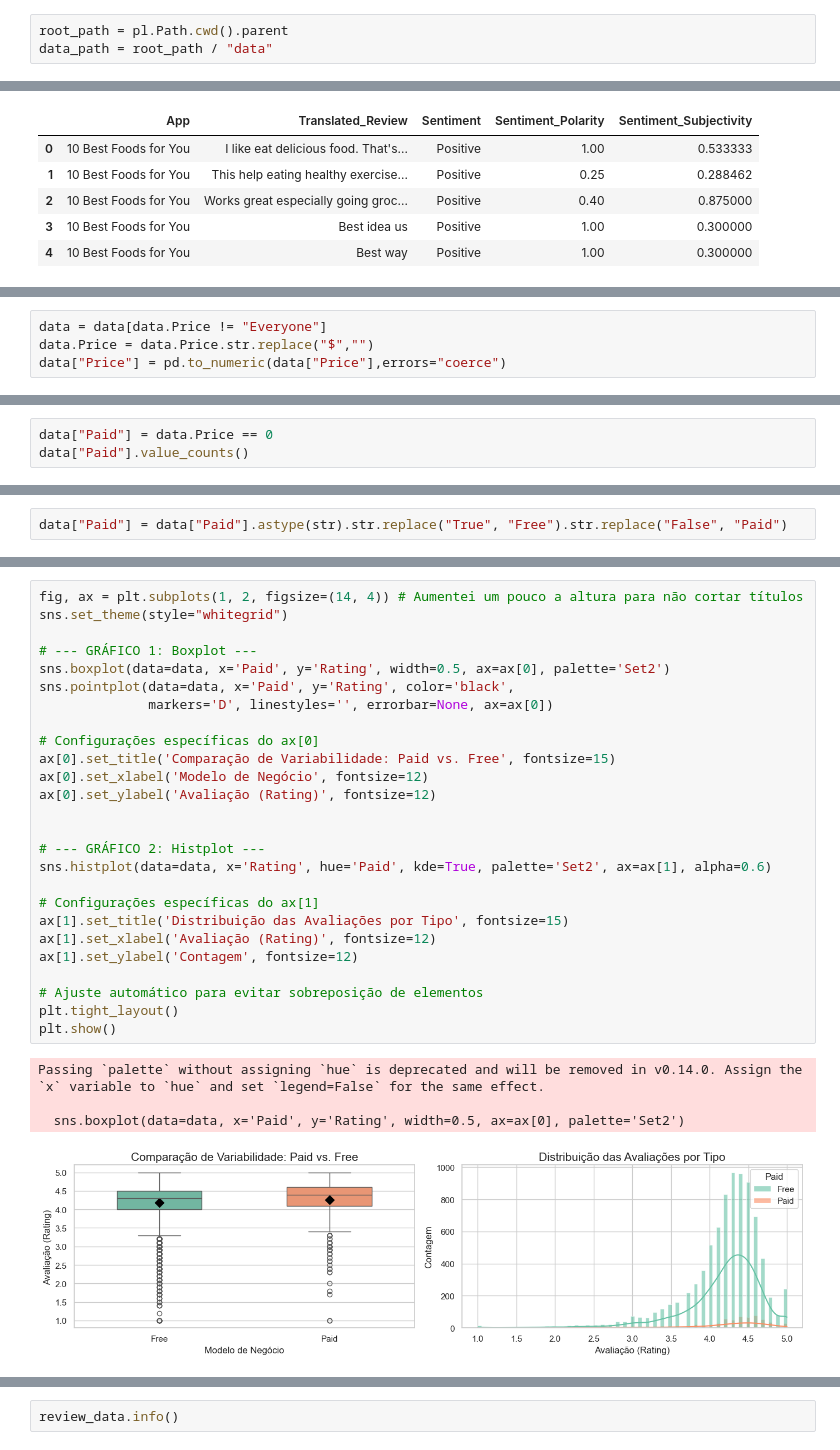
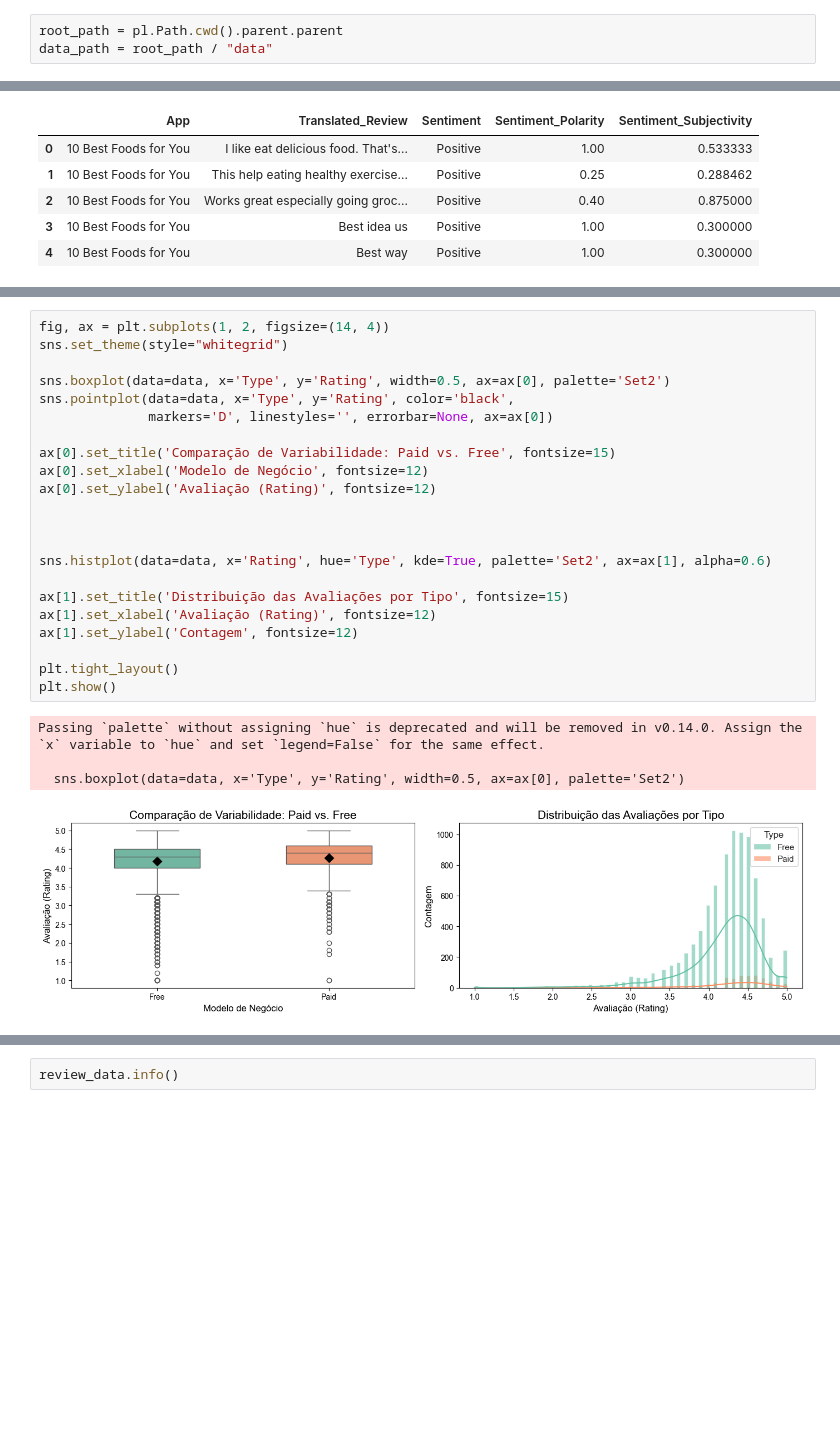
Before and after one commit to CesarMancioSilva/Playstore_exercise, a Jupyter notebook: notebooks/eda/02_1_eda.ipynb, the cells around one changed output, grey strips where cells are left out. Saved outputs shown, nothing was run; the diff lists cells and outputs as text; blank space fills up the shorter version.

```diff
--- a/notebooks/eda/02_1_eda.ipynb
+++ b/notebooks/eda/02_1_eda.ipynb
@@ -5,7 +5,7 @@ import seaborn as sns
 import matplotlib.pyplot as plt
 from scipy import stats
 # %%
-root_path = pl.Path.cwd().parent
+root_path = pl.Path.cwd().parent.parent
 data_path = root_path / "data"
 # %%
 data = pd.read_csv(data_path /"Intermed" / "googleplaystore_clean.csv")
@@ -71,7 +65,3 @@ None
-# %%
-data = data[data.Price != "Everyone"]
-data.Price = data.Price.str.replace("$","")
-data["Price"] = pd.to_numeric(data["Price"],errors="coerce")
 # %%
 data.Price.describe()
 # %% [output]
@@ -86,4 +76 @@ max        400.000000
 Name: Price, dtype: float64
-# %%
-data["Paid"] = data.Price == 0
-data["Paid"].value_counts()
@@ -95,3 +77 @@ Name: count, dtype: int64
-# %%
-data["Paid"] = data["Paid"].astype(str).str.replace("True", "Free").str.replace("False", "Paid")
 # %%
@@ -148,33 +124,29 @@ P-value Final: 0.0001
 A estatística t caiu na REGIÃO DE REJEIÇÃO.
 Conclusão: Apps pagos têm avaliações significativamente maiores.
 # %%
-fig, ax = plt.subplots(1, 2, figsize=(14, 4)) # Aumentei um pouco a altura para não cortar títulos
+fig, ax = plt.subplots(1, 2, figsize=(14, 4))
 sns.set_theme(style="whitegrid")
 
-# --- GRÁFICO 1: Boxplot ---
-sns.boxplot(data=data, x='Paid', y='Rating', width=0.5, ax=ax[0], palette='Set2')
-sns.pointplot(data=data, x='Paid', y='Rating', color='black',
+sns.boxplot(data=data, x='Type', y='Rating', width=0.5, ax=ax[0], palette='Set2')
+sns.pointplot(data=data, x='Type', y='Rating', color='black',
               markers='D', linestyles='', errorbar=None, ax=ax[0])
 
-# Configurações específicas do ax[0]
 ax[0].set_title('Comparação de Variabilidade: Paid vs. Free', fontsize=15)
 ax[0].set_xlabel('Modelo de Negócio', fontsize=12)
 ax[0].set_ylabel('Avaliação (Rating)', fontsize=12)
 
 
-# --- GRÁFICO 2: Histplot ---
-sns.histplot(data=data, x='Rating', hue='Paid', kde=True, palette='Set2', ax=ax[1], alpha=0.6)
 
-# Configurações específicas do ax[1]
+sns.histplot(data=data, x='Rating', hue='Type', kde=True, palette='Set2', ax=ax[1], alpha=0.6)
+
 ax[1].set_title('Distribuição das Avaliações por Tipo', fontsize=15)
 ax[1].set_xlabel('Avaliação (Rating)', fontsize=12)
 ax[1].set_ylabel('Contagem', fontsize=12)
 
-# Ajuste automático para evitar sobreposição de elementos
 plt.tight_layout()
 plt.show()
 # %% [output]
 Passing `palette` without assigning `hue` is deprecated and will be removed in v0.14.0. Assign the `x` variable to `hue` and set `legend=False` for the same effect.
 
-  sns.boxplot(data=data, x='Paid', y='Rating', width=0.5, ax=ax[0], palette='Set2')
+  sns.boxplot(data=data, x='Type', y='Rating', width=0.5, ax=ax[0], palette='Set2')
-[figure, old version]
+[figure, new version]
```
Also changed, not shown: parts of 22 cells of this notebook, 5 other files.
